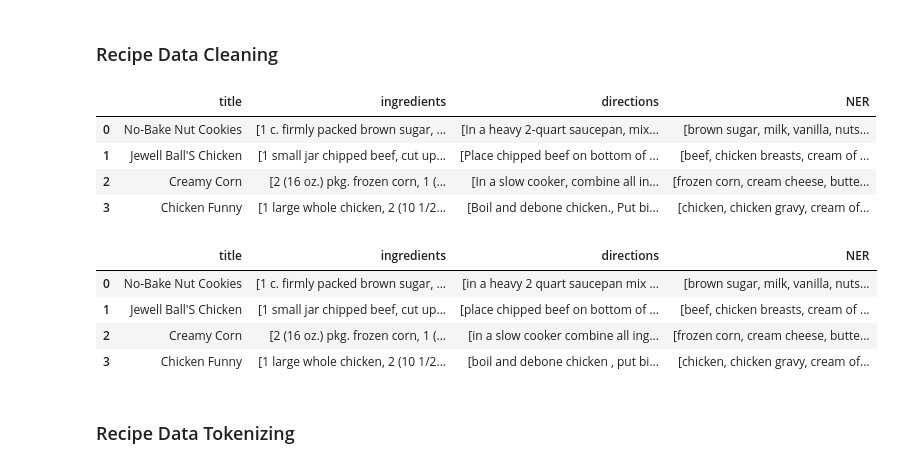
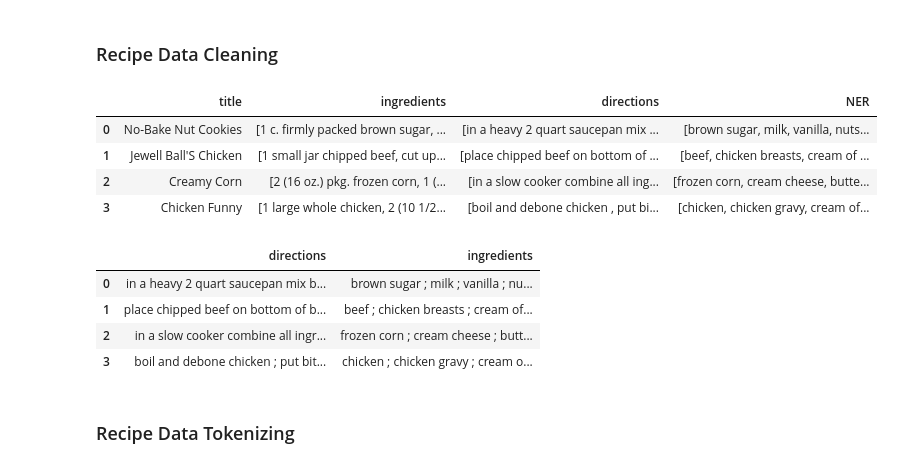
Before and after one commit to evan-ng/recipe, a Jupyter notebook: tastebud.ipynb, the cells around one changed output. Drawn from its saved outputs; the diff is of its cells as text; code cells hidden in the pictures.

```diff
--- a/tastebud.ipynb
+++ b/tastebud.ipynb
@@ -79,9 +79,9 @@ if pre_processing == True:
     for i in range(len(wc_train_data)):
         ingredients_set = ingredients_set | set(wc_train_data[i]['ingredients'])
 
-    # loop through RecipeNGL data to get ingredients
-    for i in range(len(ngl_df["NER"])):
-        ingredients_set = ingredients_set | set(ngl_df["NER"][i])
+    # loop through Recipenlg data to get ingredients
+    for i in range(len(nlg_df["NER"])):
+        ingredients_set = ingredients_set | set(nlg_df["NER"][i])
 
     print(list(ingredients_set)[0:50])
 # %% [output]
@@ -147,33 +147,52 @@ print(ingredient_vocab_stoi)
 ### Recipe Data Cleaning
 # %%
 # filter for only "Gathered" sources, since those have more consistent format
-gathered_ngl_df = ngl_df[ngl_df.source == 'Gathered']
+gathered_nlg_df = nlg_df[nlg_df.source == 'Gathered']
 # remove unnecessary columns
-filtered_ngl_df = gathered_ngl_df[['title', 'ingredients', 'directions', 'NER']]
+filtered_nlg_df = gathered_nlg_df[['title', 'ingredients', 'directions', 'NER']]
+# %%
+for i, row in filtered_nlg_df.iterrows():
+    cleaned_directions = []
+    for step in row.directions:
+        step = re.sub(r"[^a-z0-9]+", ' ', step.lower()) # remove uppercase and symbols
+        cleaned_directions.append(step)
+    row.directions = cleaned_directions
 # %%
-filtered_ngl_df[:4]
+filtered_nlg_df[:4]
 # %% [output]
 |  | title | ingredients | directions | NER |
-| 0 | No-Bake Nut Cookies | [1 c. firmly packed brown sugar, ... | [In a heavy 2-quart saucepan, mix... | [brown sugar, milk, vanilla, nuts... |
-| 1 | Jewell Ball'S Chicken | [1 small jar chipped beef, cut up... | [Place chipped beef on bottom of ... | [beef, chicken breasts, cream of ... |
-| 2 | Creamy Corn | [2 (16 oz.) pkg. frozen corn, 1 (... | [In a slow cooker, combine all in... | [frozen corn, cream cheese, butte... |
-| 3 | Chicken Funny | [1 large whole chicken, 2 (10 1/2... | [Boil and debone chicken., Put bi... | [chicken, chicken gravy, cream of... |
+| 0 | No-Bake Nut Cookies | [1 c. firmly packed brown sugar, ... | [in a heavy 2 quart saucepan mix ... | [brown sugar, milk, vanilla, nuts... |
+| 1 | Jewell Ball'S Chicken | [1 small jar chipped beef, cut up... | [place chipped beef on bottom of ... | [beef, chicken breasts, cream of ... |
+| 2 | Creamy Corn | [2 (16 oz.) pkg. frozen corn, 1 (... | [in a slow cooker combine all ing... | [frozen corn, cream cheese, butte... |
+| 3 | Chicken Funny | [1 large whole chicken, 2 (10 1/2... | [boil and debone chicken , put bi... | [chicken, chicken gravy, cream of... |
 # %%
-# removing uppercase and symbols from directions and fuse using '\n'
-for i, row in filtered_ngl_df.iterrows():
-    cleaned_directions = []
+# removing uppercase and symbols from directions and fuse using ':'
+combined_directions, combined_ingredients = [], []
+
+for i, row in filtered_nlg_df.iterrows():
+    cleaned_directions = ''
     for step in row.directions:
-        step = re.sub(r"[^a-zA-Z0-9]+", ' ', step.lower()) # remove uppercase and symbols
-        cleaned_directions.append(step)
-    row.directions = cleaned_directions
+        step = re.sub(r"[^a-z0-9]+", ' ', step.lower()) # remove uppercase and symbols
+        cleaned_directions += step + ' ; '
+    combined_directions.append(cleaned_directions)
+
+    cleaned_NER = ''
+    for ingredient in row.NER:
+        ingredient = re.sub(r"[^a-z0-9]+", ' ', ingredient.lower()) # remove uppercase and symbols
+        cleaned_NER += ingredient + ' ; '
+    combined_ingredients.append(cleaned_NER)
+
+combined_nlg_df = pd.DataFrame()
+combined_nlg_df['directions'] = combined_directions
+combined_nlg_df['ingredients'] = combined_ingredients
 # %%
-filtered_ngl_df[:4]
+combined_nlg_df[:4]
 # %% [output]
-|  | title | ingredients | directions | NER |
-| 0 | No-Bake Nut Cookies | [1 c. firmly packed brown sugar, ... | [in a heavy 2 quart saucepan mix ... | [brown sugar, milk, vanilla, nuts... |
-| 1 | Jewell Ball'S Chicken | [1 small jar chipped beef, cut up... | [place chipped beef on bottom of ... | [beef, chicken breasts, cream of ... |
-| 2 | Creamy Corn | [2 (16 oz.) pkg. frozen corn, 1 (... | [in a slow cooker combine all ing... | [frozen corn, cream cheese, butte... |
-| 3 | Chicken Funny | [1 large whole chicken, 2 (10 1/2... | [boil and debone chicken , put bi... | [chicken, chicken gravy, cream of... |
+|  | directions | ingredients |
+| 0 | in a heavy 2 quart saucepan mix b... | brown sugar ; milk ; vanilla ; nu... |
+| 1 | place chipped beef on bottom of b... | beef ; chicken breasts ; cream of... |
+| 2 | in a slow cooker combine all ingr... | frozen corn ; cream cheese ; butt... |
+| 3 | boil and debone chicken ; put bit... | chicken ; chicken gravy ; cream o... |
 # %% [markdown]
 ### Recipe Data Tokenizing
 # %%
```
Also changed, not shown: parts of 31 cells of this notebook, 11 other files.
